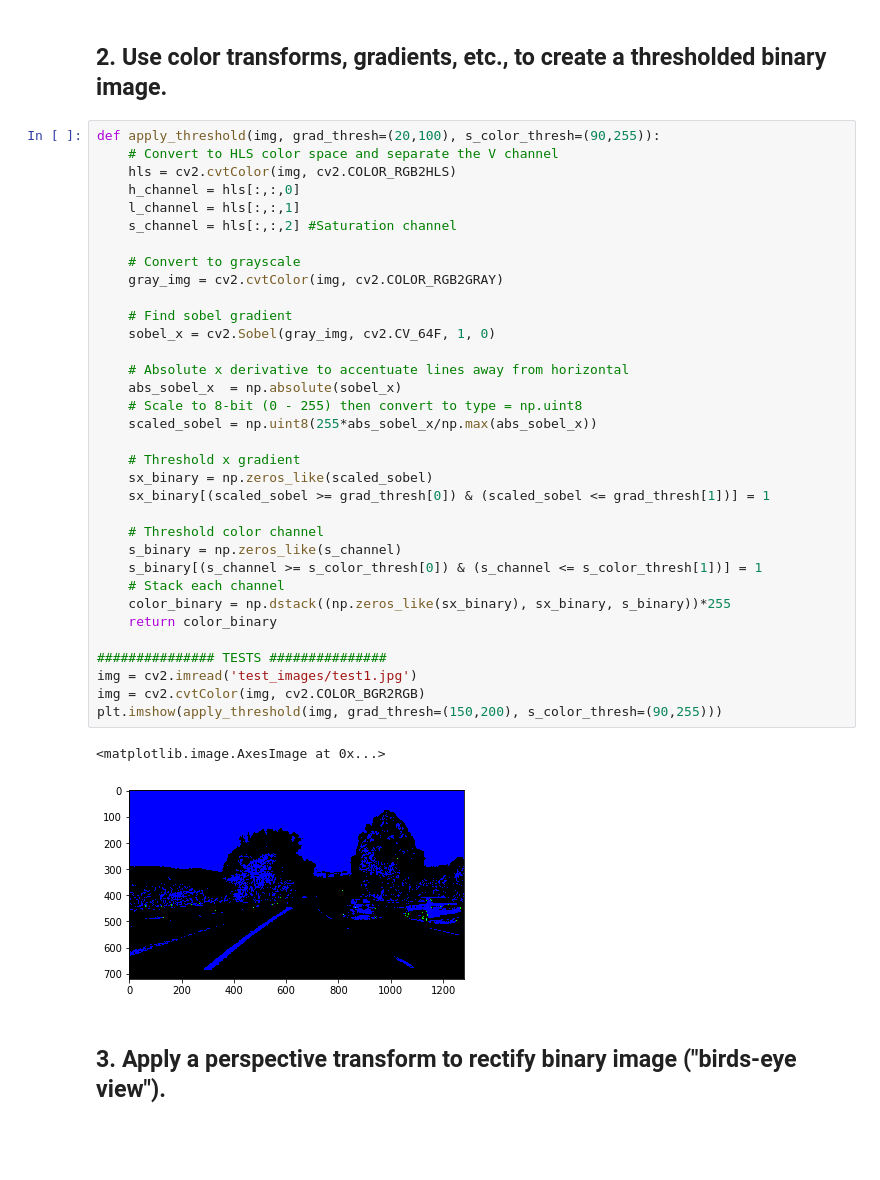
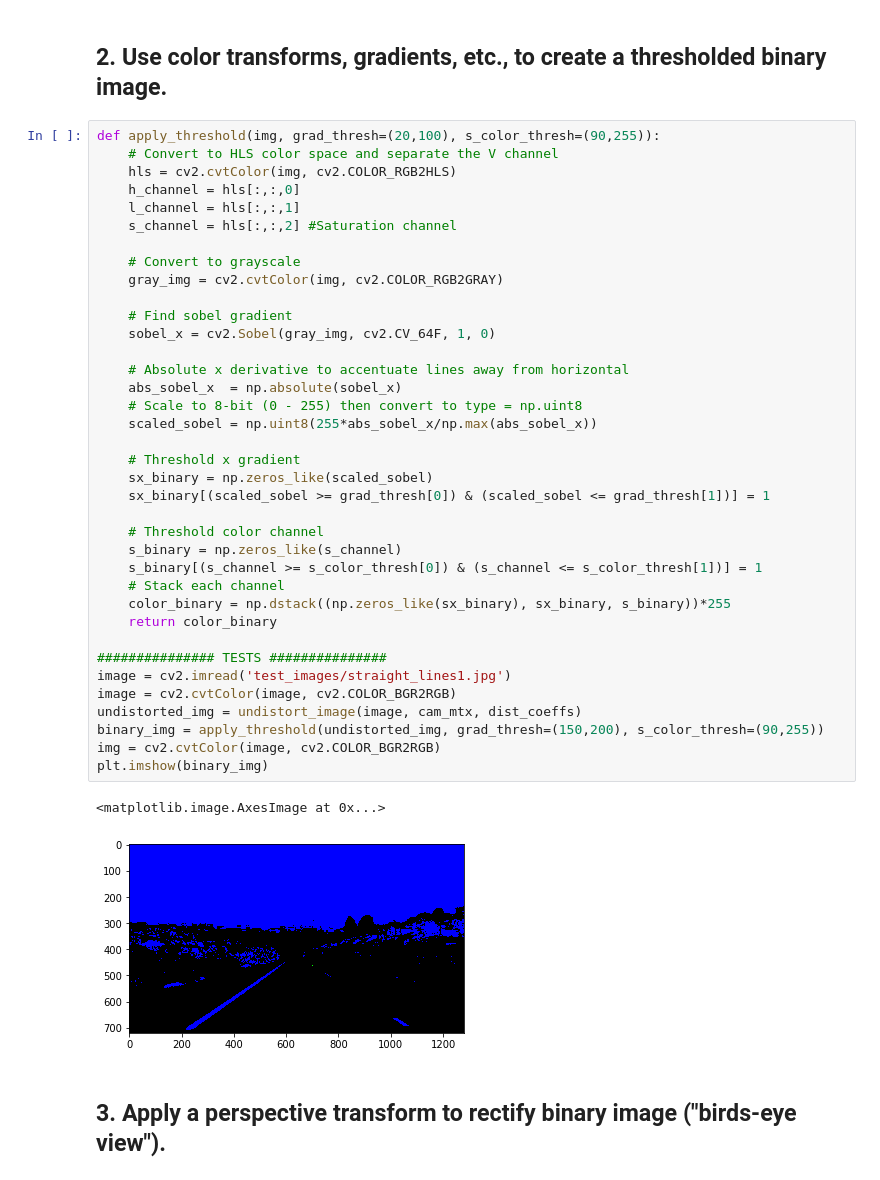
Before and after one commit to luk6xff/SelfDrivingCarND, a Jupyter notebook: CarND-Advanced-Lane-Lines-P2/P2-SOLUTION.ipynb, the cells around one changed output. Cells and saved outputs as stored; diff of their text form; blank space fills up the shorter version.

```diff
--- a/CarND-Advanced-Lane-Lines-P2/P2-SOLUTION.ipynb
+++ b/CarND-Advanced-Lane-Lines-P2/P2-SOLUTION.ipynb
@@ -133,37 +133,40 @@ def apply_threshold(img, grad_thresh=(20,100), s_color_thresh=(90,255)):
     hls = cv2.cvtColor(img, cv2.COLOR_RGB2HLS)
     h_channel = hls[:,:,0]
     l_channel = hls[:,:,1]
     s_channel = hls[:,:,2] #Saturation channel
 
     # Convert to grayscale
     gray_img = cv2.cvtColor(img, cv2.COLOR_RGB2GRAY)
 
     # Find sobel gradient
     sobel_x = cv2.Sobel(gray_img, cv2.CV_64F, 1, 0)
 
     # Absolute x derivative to accentuate lines away from horizontal
     abs_sobel_x  = np.absolute(sobel_x)
     # Scale to 8-bit (0 - 255) then convert to type = np.uint8
     scaled_sobel = np.uint8(255*abs_sobel_x/np.max(abs_sobel_x))
 
     # Threshold x gradient
     sx_binary = np.zeros_like(scaled_sobel)
     sx_binary[(scaled_sobel >= grad_thresh[0]) & (scaled_sobel <= grad_thresh[1])] = 1
 
     # Threshold color channel
     s_binary = np.zeros_like(s_channel)
     s_binary[(s_channel >= s_color_thresh[0]) & (s_channel <= s_color_thresh[1])] = 1
     # Stack each channel
     color_binary = np.dstack((np.zeros_like(sx_binary), sx_binary, s_binary))*255
     return color_binary
 
 ############### TESTS ###############
-img = cv2.imread('test_images/test1.jpg')
-img = cv2.cvtColor(img, cv2.COLOR_BGR2RGB)
-plt.imshow(apply_threshold(img, grad_thresh=(150,200), s_color_thresh=(90,255)))
+image = cv2.imread('test_images/straight_lines1.jpg')
+image = cv2.cvtColor(image, cv2.COLOR_BGR2RGB)
+undistorted_img = undistort_image(image, cam_mtx, dist_coeffs)
+binary_img = apply_threshold(undistorted_img, grad_thresh=(150,200), s_color_thresh=(90,255))
+img = cv2.cvtColor(image, cv2.COLOR_BGR2RGB)
+plt.imshow(binary_img)
 # %% [output]
 <matplotlib.image.AxesImage at 0x...>
-[figure, old version]
+[figure, new version]
 # %% [markdown]
 ## 3. Apply a perspective transform to rectify binary image ("birds-eye view").
 # %%
```
Also changed, not shown: parts of 2 cells of this notebook.
